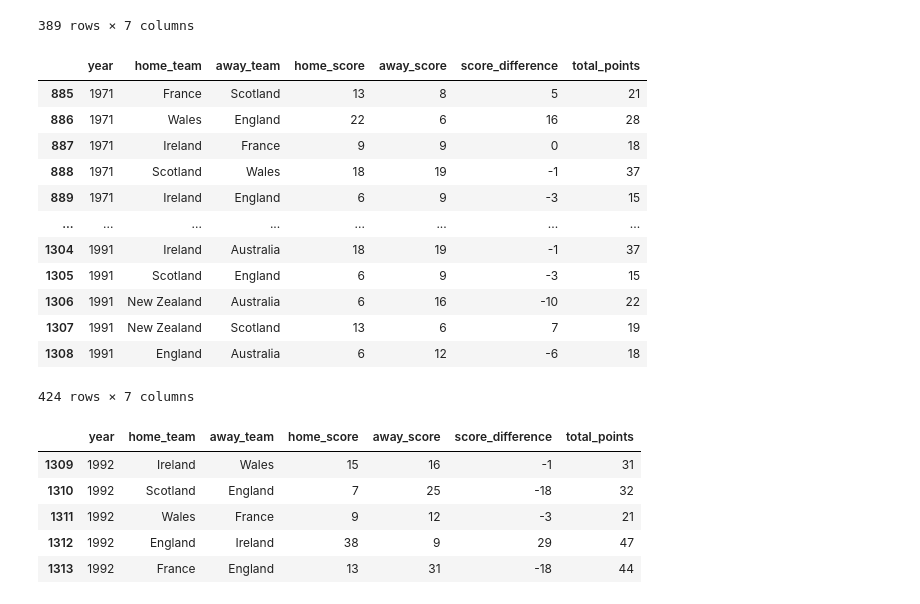
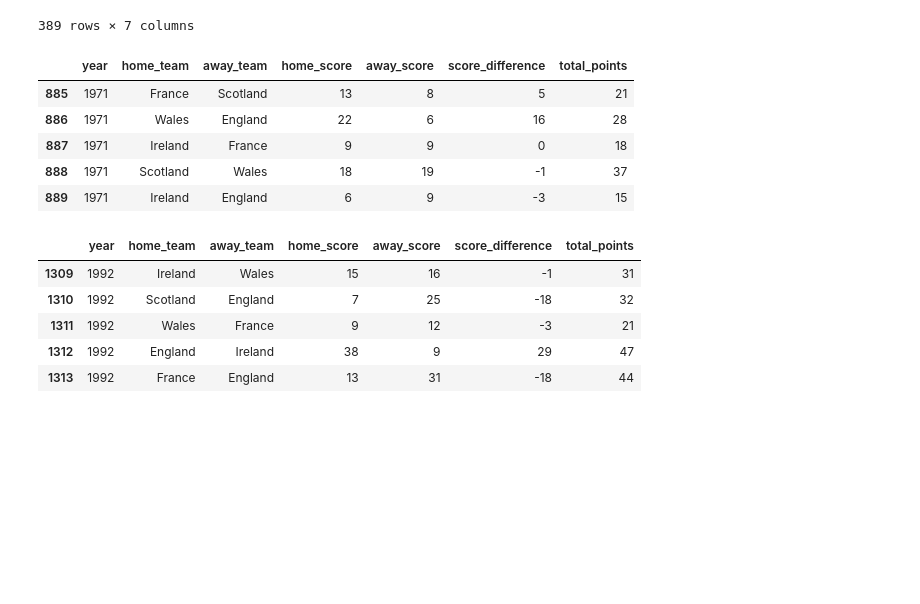
Before and after one commit to DougF-5749/rugby_union_internationals, a Jupyter notebook: notebooks/r_u_internationals.ipynb, the cells around one changed output. Saved outputs shown, nothing was run; the diff lists cells and outputs as text; code cells hidden in the pictures; blank space fills up the shorter version.

```diff
--- a/notebooks/r_u_internationals.ipynb
+++ b/notebooks/r_u_internationals.ipynb
@@ -227,28 +244,21 @@ era_four
 # %%
 # 1971: A try increased to 4 points to reward attacking rugby.
 
 results_from_1971_mask = results['year'] >= 1971
 results_before_1992_mask = results['year'] < 1992
 
 era_five = results_from_1971_mask & results_before_1992_mask
 
 era_five = results[era_five]
 
-era_five
+era_five.head()
 # %% [output]
 |  | year | home_team | away_team | home_score | away_score | score_difference | total_points |
 | 885 | 1971 | France | Scotland | 13 | 8 | 5 | 21 |
 | 886 | 1971 | Wales | England | 22 | 6 | 16 | 28 |
 | 887 | 1971 | Ireland | France | 9 | 9 | 0 | 18 |
 | 888 | 1971 | Scotland | Wales | 18 | 19 | -1 | 37 |
 | 889 | 1971 | Ireland | England | 6 | 9 | -3 | 15 |
-| ... | ... | ... | ... | ... | ... | ... | ... |
-| 1304 | 1991 | Ireland | Australia | 18 | 19 | -1 | 37 |
-| 1305 | 1991 | Scotland | England | 6 | 9 | -3 | 15 |
-| 1306 | 1991 | New Zealand | Australia | 6 | 16 | -10 | 22 |
-| 1307 | 1991 | New Zealand | Scotland | 13 | 6 | 7 | 19 |
-| 1308 | 1991 | England | Australia | 6 | 12 | -6 | 18 |
-424 rows × 7 columns
 # %%
 # modern era: 1992: A try increased to 5 points to reward attacking rugby.
 modern_era_mask = results['year'] >= 1992
```
Also changed, not shown: parts of 15 cells of this notebook, 1 other file.
